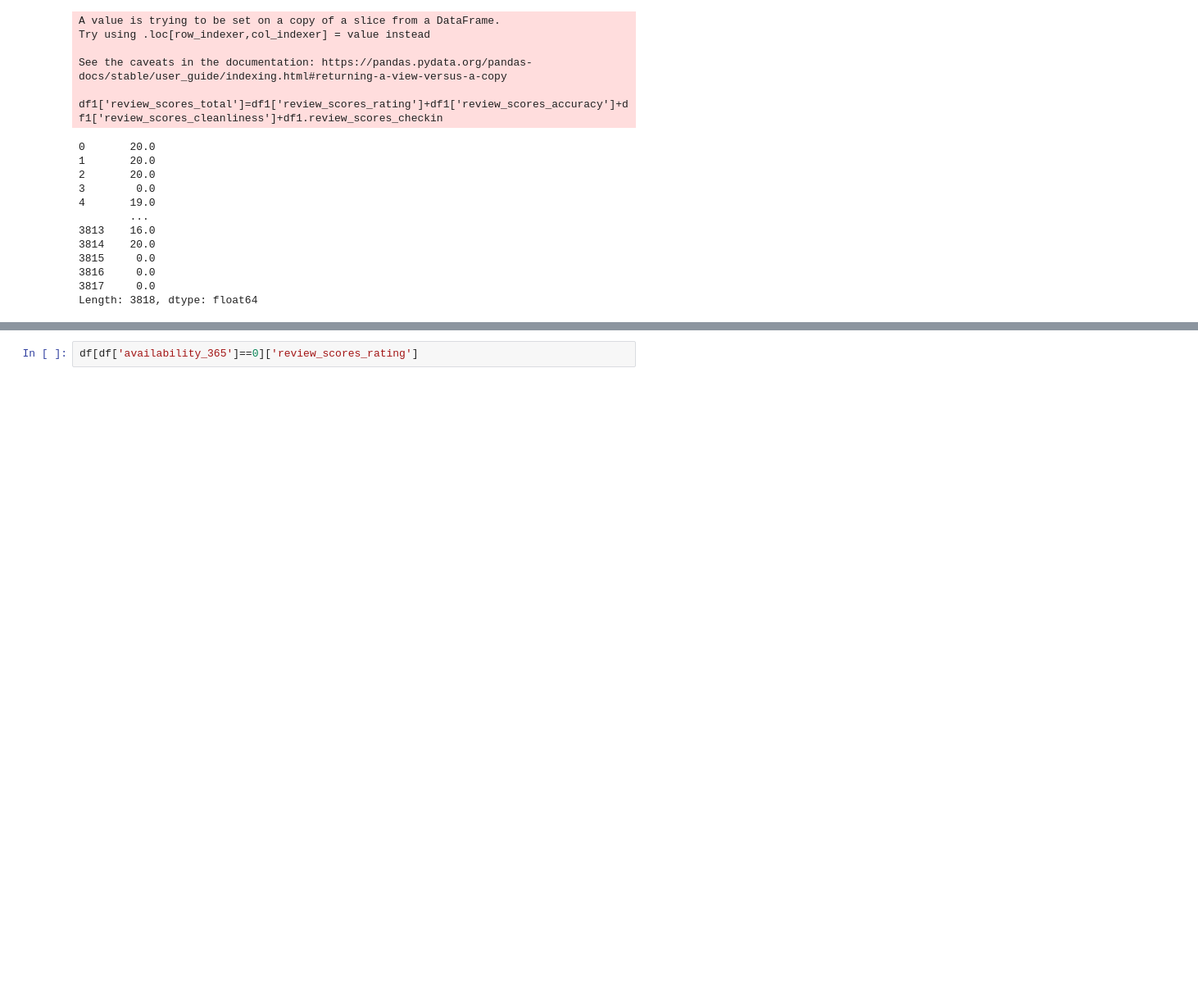
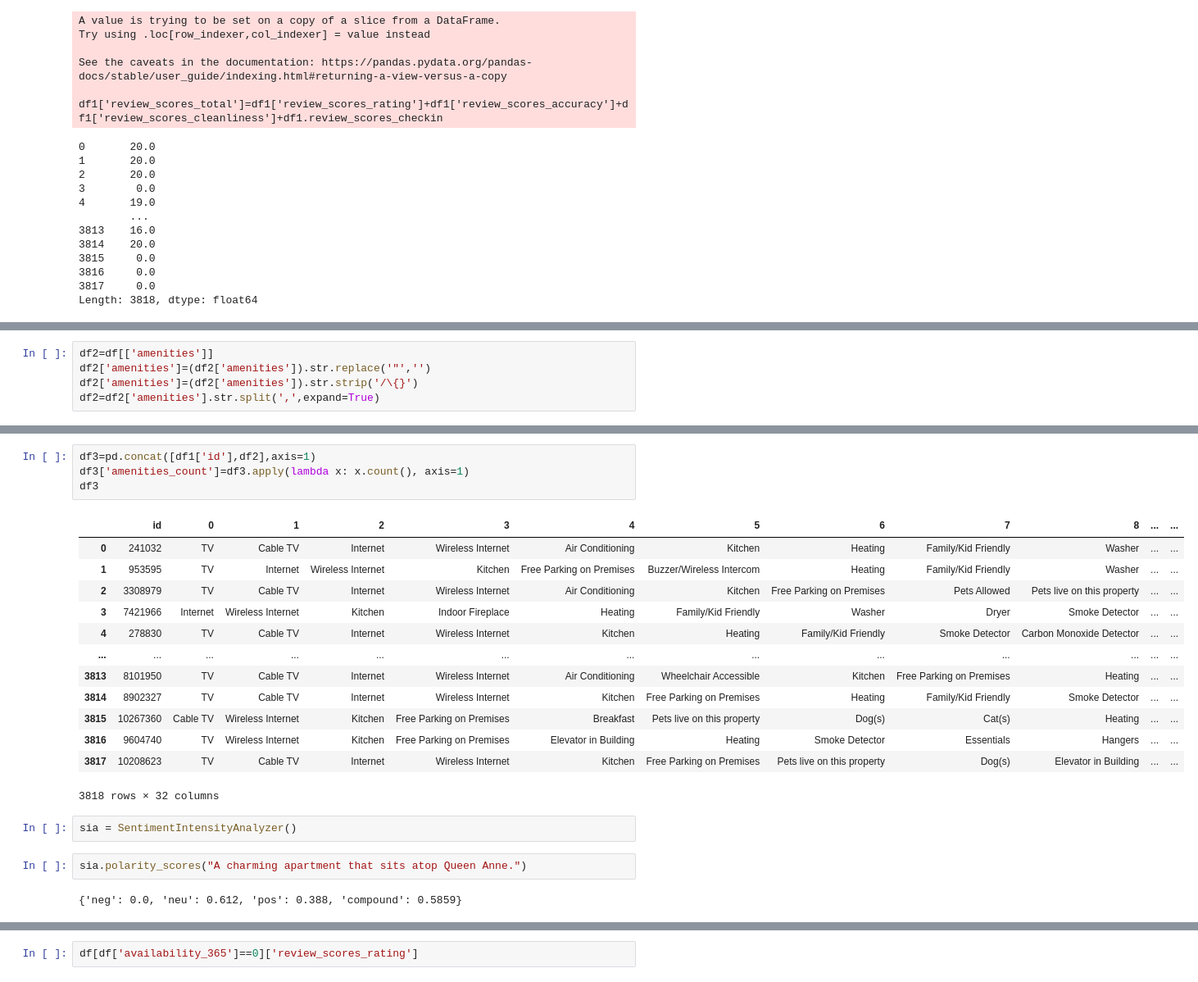
Before and after one commit to Ajax243/Airbnb_Seattle, a Jupyter notebook: listings_notebook.ipynb, the cells around one changed output, grey strips where cells are left out. Shown at 82% size. Saved outputs shown, nothing was run; the diff lists cells and outputs as text; blank space fills up the shorter version.

Commit message:
Imported the sentiment analysis module

```diff
--- a/listings_notebook.ipynb
+++ b/listings_notebook.ipynb
@@ -103,0 +123,5 @@ plt.hist(df1.review_scores_total)
+# %%
+df2=df[['amenities']]
+df2['amenities']=(df2['amenities']).str.replace('"','')
+df2['amenities']=(df2['amenities']).str.strip('/\{}')
+df2=df2['amenities'].str.split(',',expand=True)
@@ -103,0 +139,24 @@ plt.hist(df1.review_scores_total)
+# %%
+df3=pd.concat([df1['id'],df2],axis=1)
+df3['amenities_count']=df3.apply(lambda x: x.count(), axis=1)
+df3
+# %% [output]
+|  | id | 0 | 1 | 2 | 3 | 4 | 5 | 6 | 7 | 8 | ... | ... |
+| 0 | 241032 | TV | Cable TV | Internet | Wireless Internet | Air Conditioning | Kitchen | Heating | Family/Kid Friendly | Washer | ... | ... |
+| 1 | 953595 | TV | Internet | Wireless Internet | Kitchen | Free Parking on Premises | Buzzer/Wireless Intercom | Heating | Family/Kid Friendly | Washer | ... | ... |
+| 2 | 3308979 | TV | Cable TV | Internet | Wireless Internet | Air Conditioning | Kitchen | Free Parking on Premises | Pets Allowed | Pets live on this property | ... | ... |
+| 3 | 7421966 | Internet | Wireless Internet | Kitchen | Indoor Fireplace | Heating | Family/Kid Friendly | Washer | Dryer | Smoke Detector | ... | ... |
+| 4 | 278830 | TV | Cable TV | Internet | Wireless Internet | Kitchen | Heating | Family/Kid Friendly | Smoke Detector | Carbon Monoxide Detector | ... | ... |
+| ... | ... | ... | ... | ... | ... | ... | ... | ... | ... | ... | ... | ... |
+| 3813 | 8101950 | TV | Cable TV | Internet | Wireless Internet | Air Conditioning | Wheelchair Accessible | Kitchen | Free Parking on Premises | Heating | ... | ... |
+| 3814 | 8902327 | TV | Cable TV | Internet | Wireless Internet | Kitchen | Free Parking on Premises | Heating | Family/Kid Friendly | Smoke Detector | ... | ... |
+| 3815 | 10267360 | Cable TV | Wireless Internet | Kitchen | Free Parking on Premises | Breakfast | Pets live on this property | Dog(s) | Cat(s) | Heating | ... | ... |
+| 3816 | 9604740 | TV | Wireless Internet | Kitchen | Free Parking on Premises | Elevator in Building | Heating | Smoke Detector | Essentials | Hangers | ... | ... |
+| 3817 | 10208623 | TV | Cable TV | Internet | Wireless Internet | Kitchen | Free Parking on Premises | Pets live on this property | Dog(s) | Elevator in Building | ... | ... |
+3818 rows × 32 columns
+# %%
+sia = SentimentIntensityAnalyzer()
+# %%
+sia.polarity_scores("A charming apartment that sits atop Queen Anne.")
+# %% [output]
+{'neg': 0.0, 'neu': 0.612, 'pos': 0.388, 'compound': 0.5859}
```
Also changed, not shown: parts of 5 cells of this notebook.
